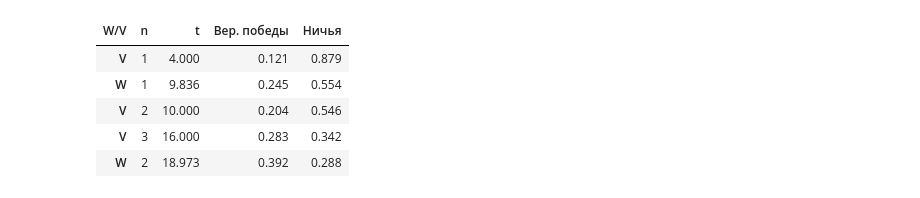
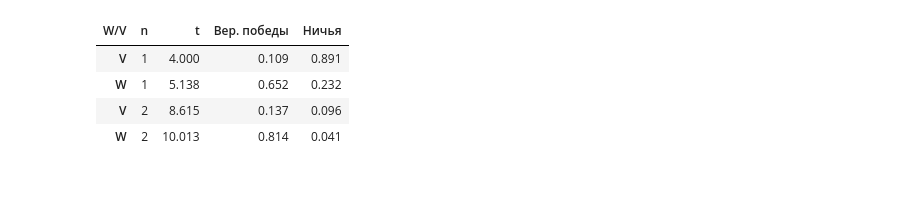
Before and after one commit to LaArkadiy/Sistemotechnika, a Jupyter notebook: DZ.ipynb, the cells around one changed output. Cells and saved outputs as stored; diff of their text form; code cells hidden in the pictures.

Commit message:
ДЗ для моего варианта

```diff
--- a/DZ.ipynb
+++ b/DZ.ipynb
@@ -78,19 +78,19 @@ class SiStructure:
         P = 4 * self.F_x((b/2) / _sigma) * self.F_x((a/2) / _sigma)
         return P / self.omega
 
-# данные из методы
-# tank = SiStructure(2.2, 3.0, 14, 1.3, 1/1200, 40, 14)
-# sau100 = SiStructure(1.5, 2.0, 12, 1.6, 1/800, 40)
-# sau152 = SiStructure(1.5, 2.0, 12, 1.1, 1/900, 30)
-# ptur = SiStructure(1.5, 2.0, 0, 1.0, 1/800, 2, 120)
-# x0 = 900 # Начальное расстояние
+# # данные Максимки
+# tank = SiStructure(a = 2.8, b = 2.0, n = 10, omega = 1.4, Ex_x = 1/1400, Nb = 40, V = 13)
+# sau100 = SiStructure(a = 1.9, b = 2.1, n = 10, omega = 1.6, Ex_x = 1/1200, Nb = 40)
+# sau152 = SiStructure(a = 1.9, b = 2.1, n = 10, omega = 1.3, Ex_x = 1/800, Nb = 30)
+# ptur = SiStructure(a = 1.9, b = 2.1, n = 0, omega = 1.1, Ex_x = 1/1600, Nb = 2, V = 170)
+# x0 = 1800 # Начальное расстояние
 
-# данные Максимки
-tank = SiStructure(a = 2.8, b = 2.0, n = 10, omega = 1.4, Ex_x = 1/1400, Nb = 40, V = 13)
-sau100 = SiStructure(a = 1.9, b = 2.1, n = 10, omega = 1.6, Ex_x = 1/1200, Nb = 40)
-sau152 = SiStructure(a = 1.9, b = 2.1, n = 10, omega = 1.3, Ex_x = 1/800, Nb = 30)
-ptur = SiStructure(a = 1.9, b = 2.1, n = 0, omega = 1.1, Ex_x = 1/1600, Nb = 2, V = 170)
-x0 = 1800 # Начальное расстояние
+# данные варианта Лазарева Аркадия
+tank = SiStructure(a = 2.7, b = 1.8, n = 13, omega = 1.6, Ex_x = 1/1000, Nb = 40, V = 13)
+sau100 = SiStructure(a = 2.6, b = 1.6, n = 11, omega = 2.0, Ex_x = 1/1300, Nb = 40)
+sau152 = SiStructure(a = 2.6, b = 1.6, n = 8, omega = 1.4, Ex_x = 1/700, Nb = 30)
+ptur = SiStructure(a = 2.6, b = 1.6, n = 0, omega = 1.0, Ex_x = 1/2500, Nb = 2, V = 240)
+x0 = 1300 # Начальное расстояние
 # %%
 # Графики зависимости вероятности поражения от расстояния
 
@@ -539,7 +625,7 @@ def cyclogram_ptur(res_duel, mm = '', save_name = None):
 
     plt.show()
 
-def ptur_dataframe(res_duel):
+def ptur_dataframe(res_duel, kind = None):
     WVs = []
     whos = []
     Ns_tank = 0
@@ -567,8 +653,10 @@ def ptur_dataframe(res_duel):
 
     if len(Wt_sau) > 3:
         W_sau = interp1d(t_sau,Wt_sau,'cubic',fill_value='extrapolate')
+    elif len(Wt_sau) > 2:
+        W_sau = interp1d(t_sau,Wt_sau,'quadratic',fill_value='extrapolate')
     else:
-        W_sau = interp1d(t_sau,Wt_sau,'quadratic',fill_value='extrapolate')
+        W_sau = interp1d(t_sau,Wt_sau,'linear',fill_value='extrapolate')
 
     t_tank = res_duel['t'][res_duel['who'] == 'танк']
     Wt_tank = res_duel['V_tild']
@@ -578,8 +666,14 @@ def ptur_dataframe(res_duel):
 
     if len(Wt_tank) > 3:
         W_tank = interp1d(t_tank,Wt_tank,'cubic',fill_value='extrapolate')
+    elif len(Wt_tank) > 2:
+        W_tank = interp1d(t_tank,Wt_tank,'quadratic',fill_value='extrapolate')
     else:
-        W_tank = interp1d(t_tank,Wt_tank,'quadratic',fill_value='extrapolate')
+        W_tank = interp1d(t_tank,Wt_tank,'linear',fill_value='extrapolate')
+
+    if kind == 'linear':
+        W_sau = interp1d(t_sau,Wt_sau,'linear',fill_value='extrapolate')
+        W_tank = interp1d(t_tank,Wt_tank,'linear',fill_value='extrapolate')
 
     W_nobody = lambda t: 1 - W_sau(t) - W_tank(t)
     Ws_nobody = W_nobody(res_duel['t'])
@@ -598,16 +692,15 @@ def ptur_dataframe(res_duel):
 # %%
 res_ptur = duel_ptur(tank,ptur)
 cyclogram_ptur(res_ptur,' ПТУР')
-ptur_dataframe(res_ptur)
-dynamic_plot(res_ptur,' ПТУР')
+ptur_dataframe(res_ptur,'linear')
+dynamic_plot(res_ptur,' ПТУР','linear')
 # %% [output]
 [drawing not drawn]
 | W/V | n | t | Вер. победы | Ничья |
-| V | 1 | 4.000 | 0.121 | 0.879 |
-| W | 1 | 9.836 | 0.245 | 0.554 |
-| V | 2 | 10.000 | 0.204 | 0.546 |
-| V | 3 | 16.000 | 0.283 | 0.342 |
-| W | 2 | 18.973 | 0.392 | 0.288 |
+| V | 1 | 4.000 | 0.109 | 0.891 |
+| W | 1 | 5.138 | 0.652 | 0.232 |
+| V | 2 | 8.615 | 0.137 | 0.096 |
+| W | 2 | 10.013 | 0.814 | 0.041 |
 [drawing not drawn]
 # %%
 # итоги всего этого говна
```
Also changed, not shown: parts of 7 cells of this notebook.
